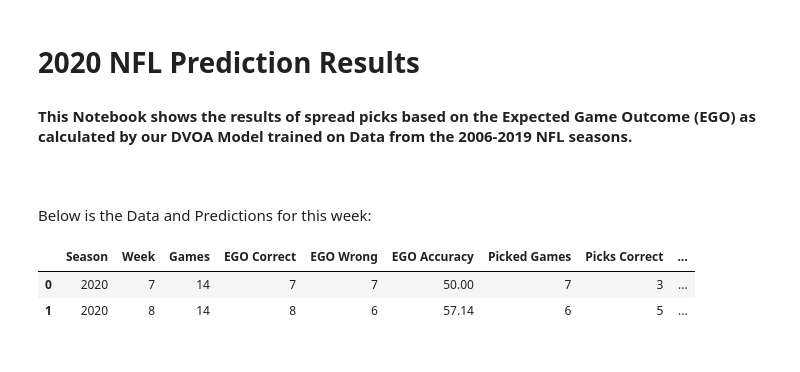
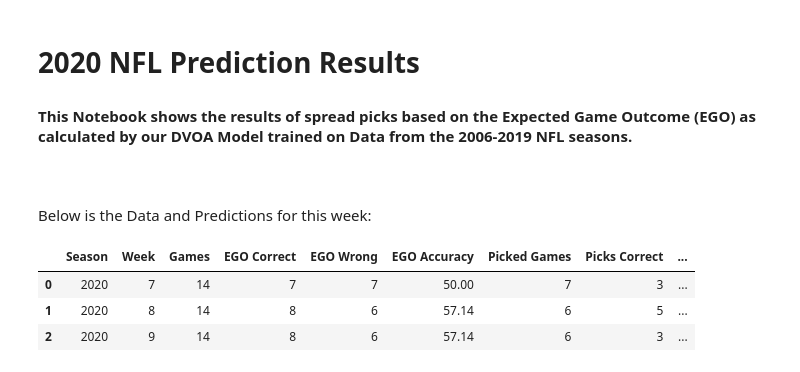
Before and after one commit to BrianGoodman95/NFL-Game-Predictor-V1, a Jupyter notebook: Notebooks/Results Tracker.ipynb, the cells around one changed output. Cells and saved outputs as stored; diff of their text form; code cells hidden in the pictures.

Commit message:
updated for week 10

```diff
--- a/Notebooks/Results Tracker.ipynb
+++ b/Notebooks/Results Tracker.ipynb
@@ -23,14 +23,15 @@ project_path = setup.project_path
 Below is the Data and Predictions for this week:
 # %%
 season = 2020
-week = 9
+week = 10
 Results = Prediction_Analysis.Prediction_Analyzer(project_path, season)
 Prediction_Stats = Results.Analyzed_Results
 Prediction_Stats
 # %% [output]
 |  | Season | Week | Games | EGO Correct | EGO Wrong | EGO Accuracy | Picked Games | Picks Correct | ... |
 | 0 | 2020 | 7 | 14 | 7 | 7 | 50.00 | 7 | 3 | ... |
 | 1 | 2020 | 8 | 14 | 8 | 6 | 57.14 | 6 | 5 | ... |
+| 2 | 2020 | 9 | 14 | 8 | 6 | 57.14 | 6 | 3 | ... |
 # %%
 import plotly.express as px
 fig = (px.scatter(results_df, x="EGO to Spread Diff", y="Betting Accuracy", color="Analysis Name").update_traces(mode='lines+markers', line=dict(width=1), marker=dict(size=3),))
```
Also changed, not shown: parts of 1 cell of this notebook, 27 other files.
